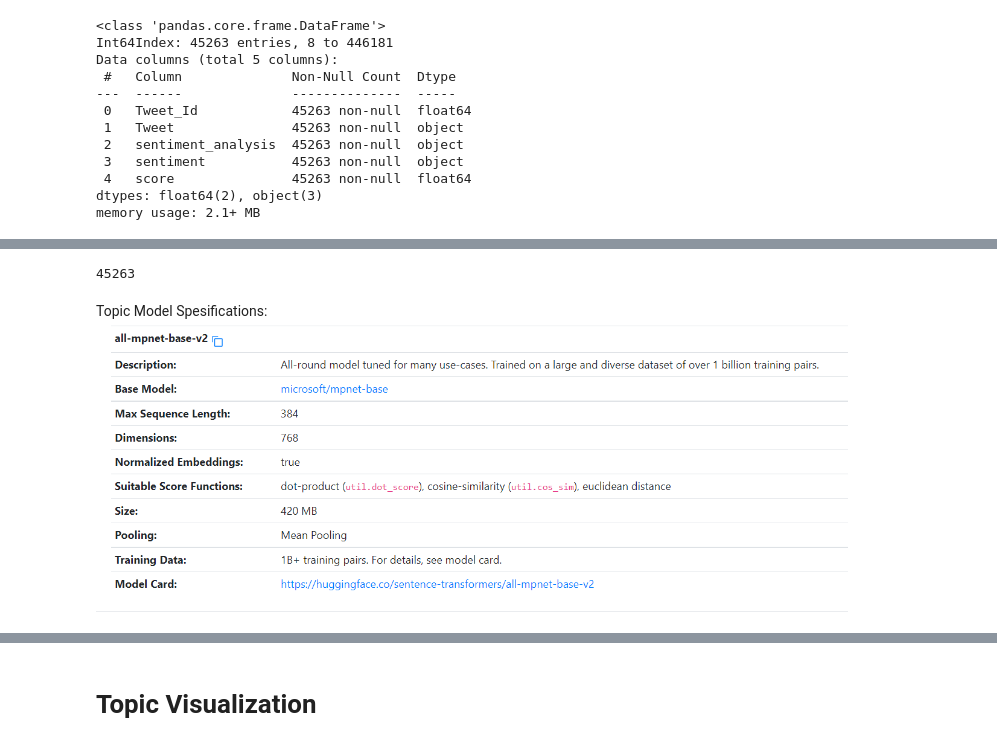
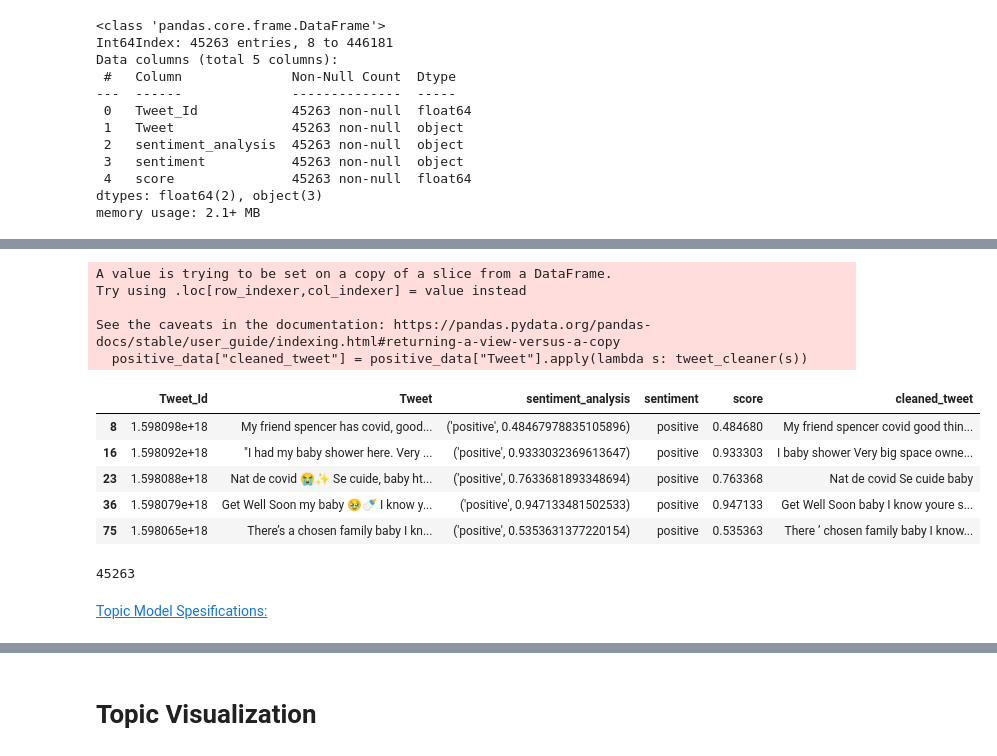
Before and after one commit to russell-ai/topic-covid, a Jupyter notebook: tweet-topic.ipynb, the cells around one changed output, grey strips where cells are left out. Drawn from its saved outputs; the diff is of its cells as text; code cells hidden in the pictures.

```diff
--- a/tweet-topic.ipynb
+++ b/tweet-topic.ipynb
@@ -9,7 +66,7 @@
 # %%
 import pandas as pd
 # %%
-data = pd.read_csv("sent_tweet_data.csv")
+data = pd.read_csv("/data/sent_tweet_data.csv")
 data.head()
 # %% [output]
 |  | Tweet_Id | Tweet | sentiment_analysis | sentiment | score |
@@ -49 +196,18 @@ memory usage: 2.1+ MB
+# %%
+positive_data["cleaned_tweet"] = positive_data["Tweet"].apply(lambda s: tweet_cleaner(s))
+# %% [output]
+A value is trying to be set on a copy of a slice from a DataFrame.
+Try using .loc[row_indexer,col_indexer] = value instead
+
+See the caveats in the documentation: https://pandas.pydata.org/pandas-docs/stable/user_guide/indexing.html#returning-a-view-versus-a-copy
+  positive_data["cleaned_tweet"] = positive_data["Tweet"].apply(lambda s: tweet_cleaner(s))
+# %%
+positive_data.head()
+# %% [output]
+|  | Tweet_Id | Tweet | sentiment_analysis | sentiment | score | cleaned_tweet |
+| 8 | 1.598098e+18 | My friend spencer has covid, good... | ('positive', 0.48467978835105896) | positive | 0.484680 | My friend spencer covid good thin... |
+| 16 | 1.598092e+18 | "I had my baby shower here. Very ... | ('positive', 0.9333032369613647) | positive | 0.933303 | I baby shower Very big space owne... |
+| 23 | 1.598088e+18 | Nat de covid 😭✨ Se cuide, baby ht... | ('positive', 0.7633681893348694) | positive | 0.763368 | Nat de covid Se cuide baby |
+| 36 | 1.598079e+18 | Get Well Soon my baby 🥹🍼 I know y... | ('positive', 0.947133481502533) | positive | 0.947133 | Get Well Soon baby I know youre s... |
+| 75 | 1.598065e+18 | There’s a chosen family baby I kn... | ('positive', 0.5353631377220154) | positive | 0.535363 | There ’ chosen family baby I know... |
 # %%
@@ -54,7 +218,6 @@ len(positive_tweets)
 45263
 # %%
 from bertopic import BERTopic
-# %% [markdown]
-Topic Model Spesifications:
-![image.png](attachment:image.png)
+# %% [markdown]
+[Topic Model Spesifications:](https://www.sbert.net/docs/pretrained_models.html#other-models)
 # %%
```
Also changed, not shown: parts of 21 cells of this notebook.
